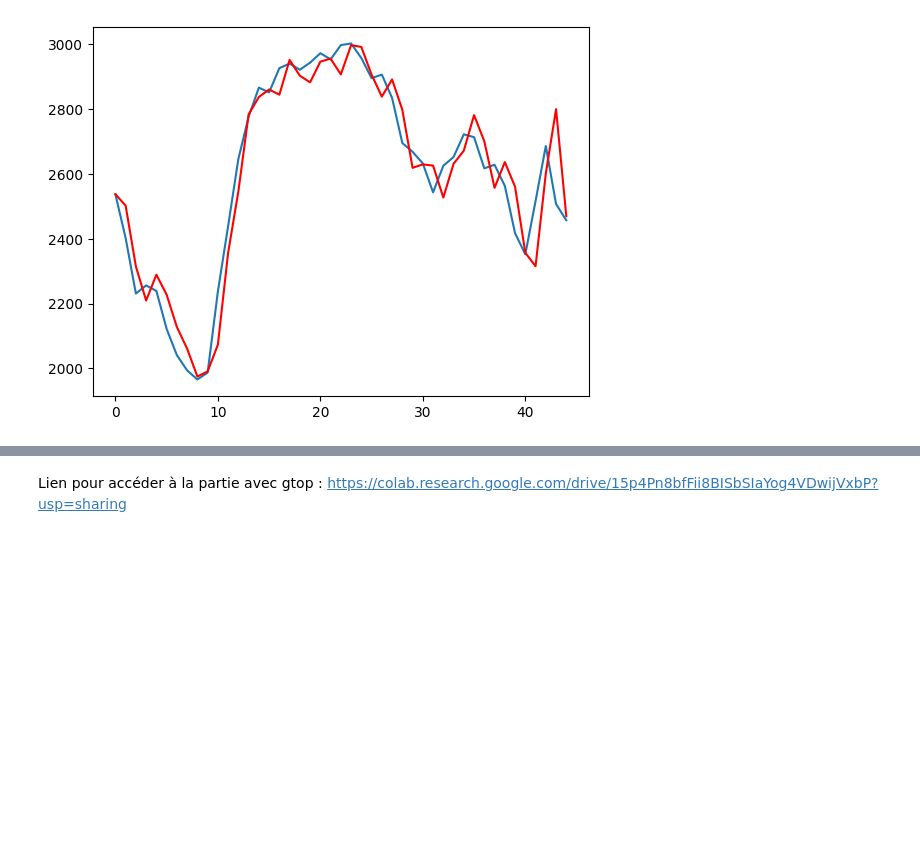
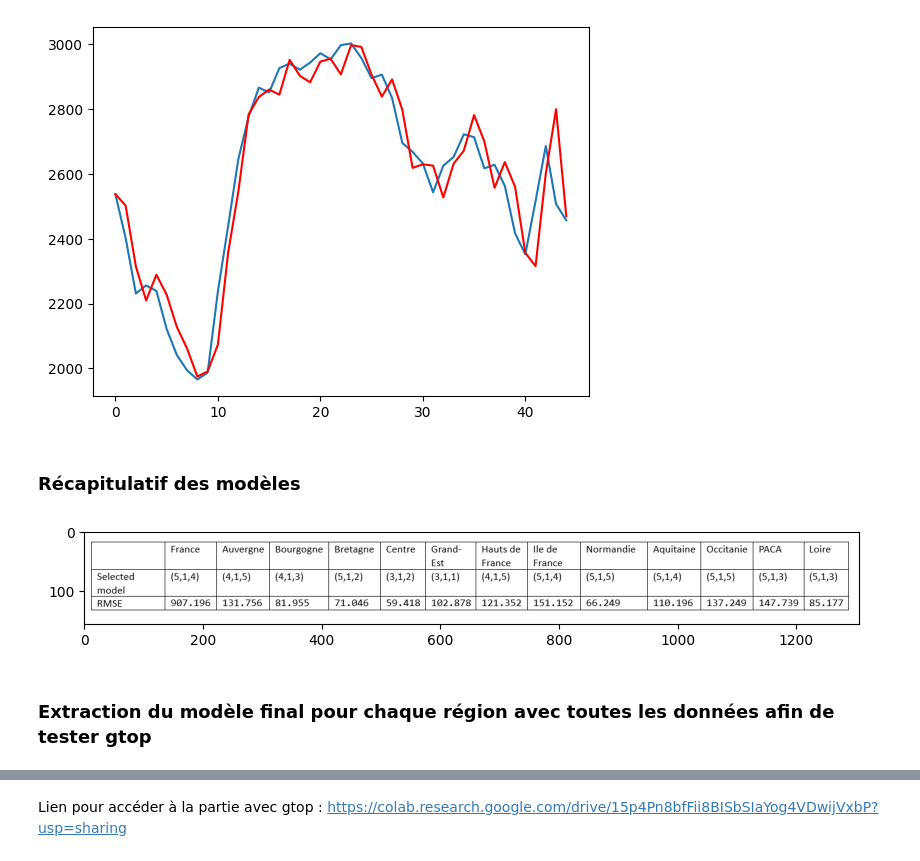
Before and after one commit to FeckNeck/temporal-data-analysis, a Jupyter notebook: index.ipynb, the cells around one changed output, grey strips where cells are left out. Cells and saved outputs as stored; diff of their text form; code cells hidden in the pictures; blank space fills up the shorter version.

```diff
--- a/index.ipynb
+++ b/index.ipynb
@@ -731,28 +726,6 @@ fig.suptitle('Lag Plots of National Consommation', y=1.05)
 plt.show() #on voit que la consommation est autocorrélée.
 # %% [output]
 [figure]
-# %%
-#transform model in time series
-#from statsmodels.tsa.seasonal import seasonal_decompose
-#from matplotlib import pyplot
-#result = seasonal_decompose(train_conso["Consommation"], model="additive", period=365)
-#result.plot()
-#pyplot.show()
-from statsmodels.tsa.seasonal import seasonal_decompose
-from dateutil.parser import parse
-
-# Multiplicative Decomposition
-multiplicative_decomposition = seasonal_decompose(train["Consommation"], model='multiplicative', period=30)
-
-# Additive Decomposition
-additive_decomposition = seasonal_decompose(train["Consommation"], model='additive', period=30)
-
-# Plot
-plt.rcParams.update({'figure.figsize': (16,12)})
-multiplicative_decomposition.plot().suptitle('Multiplicative Decomposition', fontsize=16)
-plt.tight_layout(rect=[0, 0.03, 1, 0.95])
-
-plt.show()
 # %%
 model = auto_arima(train["Consommation"], trace=True, error_action='ignore', suppress_warnings=True)
 model.fit(train["Consommation"])
@@ -1851,3 +1801,14 @@ pyplot.plot(predictions, color='red')
 pyplot.show()
 # %% [output]
 [figure]
+# %% [markdown]
+### Récapitulatif des modèles
+# %%
+plt.figure(figsize=(10,6))
+image = mpimg.imread("recapitulatif_all_models.PNG")
+plt.imshow(image)
+plt.show()
+# %% [output]
+[figure, added]
+# %% [markdown]
+### Extraction du modèle final pour chaque région avec toutes les données afin de tester gtop
```
Also changed, not shown: parts of 10 cells of this notebook.
